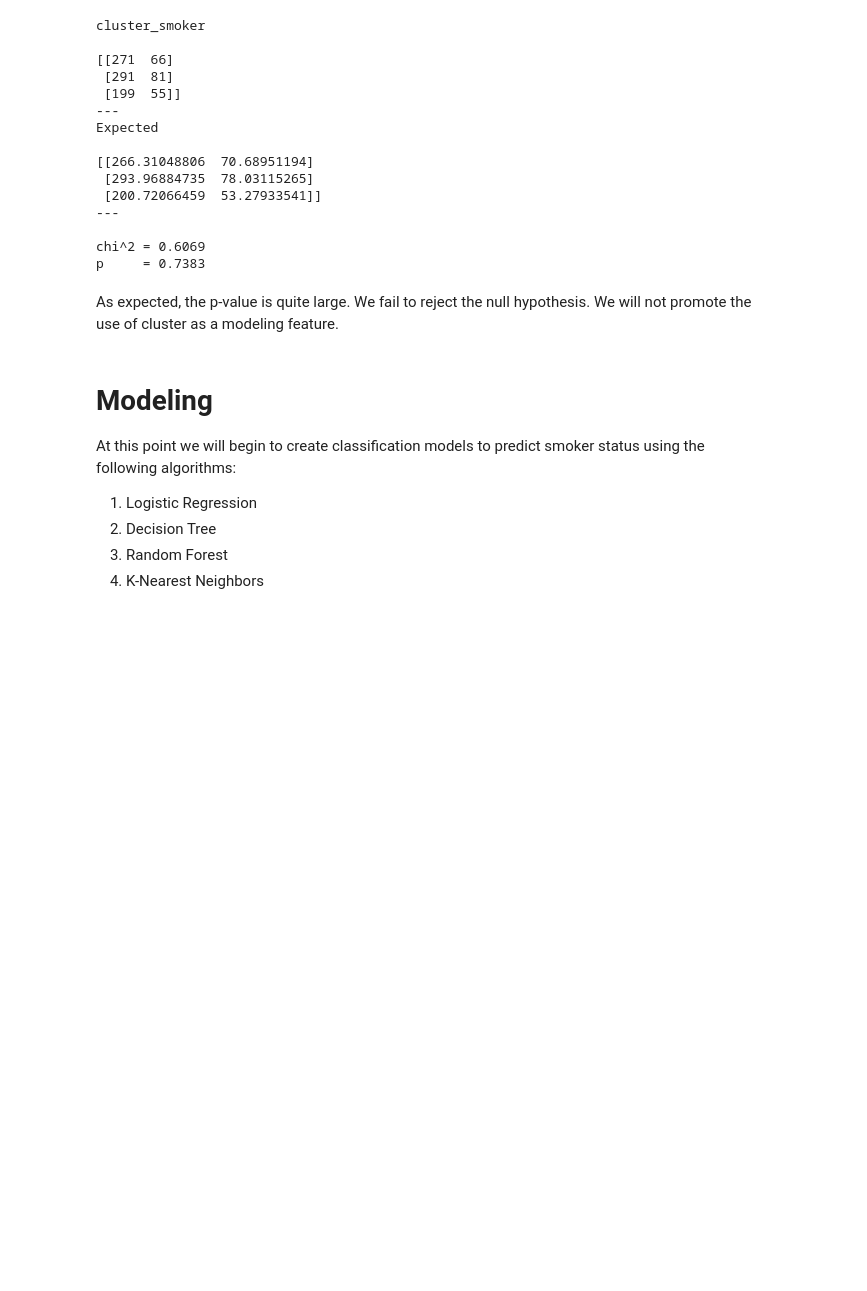
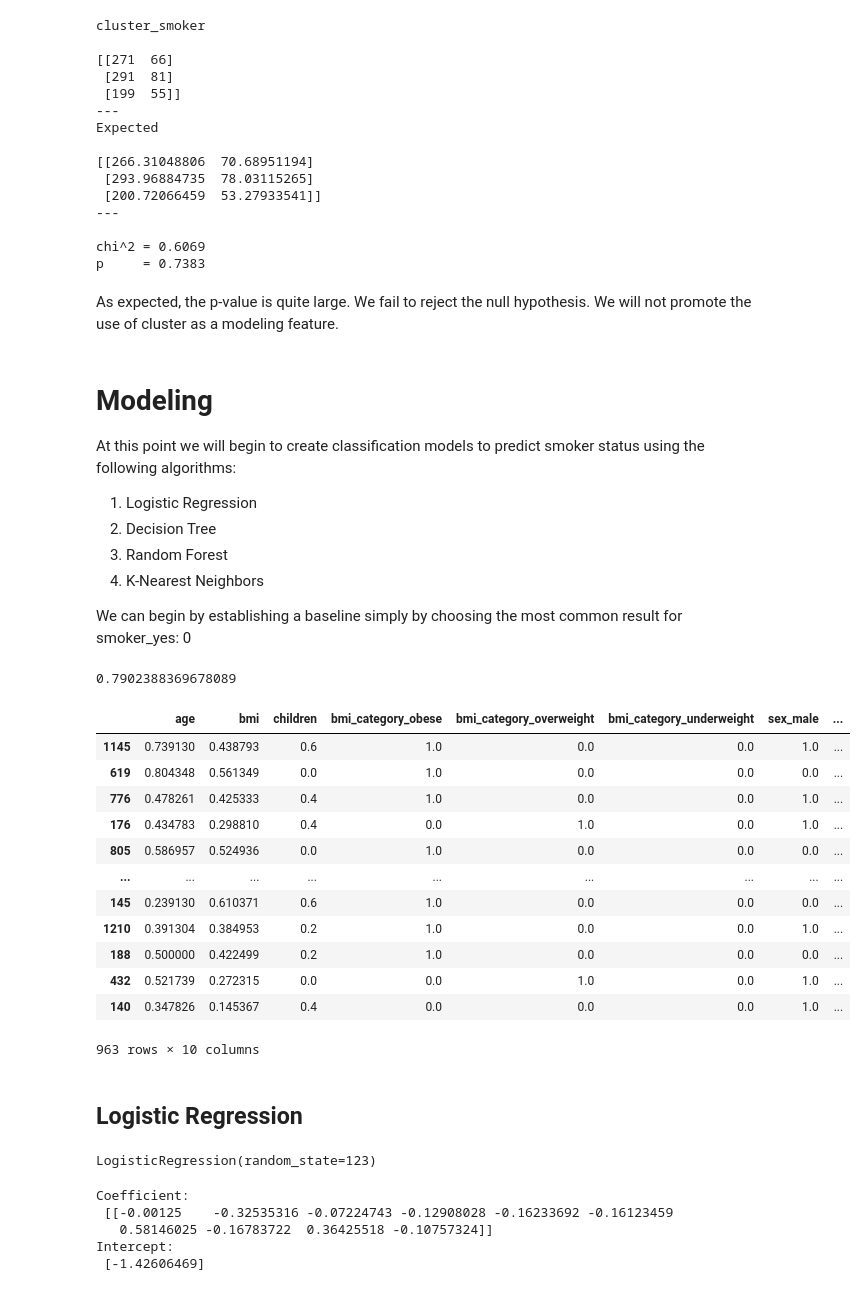
Before and after one commit to adam-gomez/codeacademy-data-science, a Jupyter notebook: us_medical_insurance_costs.ipynb, the cells around one changed output. Cells and saved outputs as stored; diff of their text form; code cells hidden in the pictures; blank space fills up the shorter version.

Commit message:
Completed first logistic regression model

```diff
--- a/us_medical_insurance_costs.ipynb
+++ b/us_medical_insurance_costs.ipynb
@@ -801,3 +803,27 @@ At this point we will begin to create classification models to predict smoker st
 2. Decision Tree
 3. Random Forest
 4. K-Nearest Neighbors
+
+We can begin by establishing a baseline simply by choosing the most common result for smoker_yes: 0
+# %%
+1 - y_train.mean()
+# %% [output]
+0.7902388369678089
+# %%
+x_train_scaled
+# %% [output]
+|  | age | bmi | children | bmi_category_obese | bmi_category_overweight | bmi_category_underweight | sex_male | ... |
+| 1145 | 0.739130 | 0.438793 | 0.6 | 1.0 | 0.0 | 0.0 | 1.0 | ... |
+| 619 | 0.804348 | 0.561349 | 0.0 | 1.0 | 0.0 | 0.0 | 0.0 | ... |
+| 776 | 0.478261 | 0.425333 | 0.4 | 1.0 | 0.0 | 0.0 | 1.0 | ... |
+| 176 | 0.434783 | 0.298810 | 0.4 | 0.0 | 1.0 | 0.0 | 1.0 | ... |
+| 805 | 0.586957 | 0.524936 | 0.0 | 1.0 | 0.0 | 0.0 | 0.0 | ... |
+| ... | ... | ... | ... | ... | ... | ... | ... | ... |
+| 145 | 0.239130 | 0.610371 | 0.6 | 1.0 | 0.0 | 0.0 | 0.0 | ... |
+| 1210 | 0.391304 | 0.384953 | 0.2 | 1.0 | 0.0 | 0.0 | 1.0 | ... |
+| 188 | 0.500000 | 0.422499 | 0.2 | 1.0 | 0.0 | 0.0 | 0.0 | ... |
+| 432 | 0.521739 | 0.272315 | 0.0 | 0.0 | 1.0 | 0.0 | 1.0 | ... |
+| 140 | 0.347826 | 0.145367 | 0.4 | 0.0 | 0.0 | 0.0 | 1.0 | ... |
+963 rows × 10 columns
+# %% [markdown]
+## Logistic Regression
@@ -803,0 +832,13 @@ At this point we will begin to create classification models to predict smoker st
+# %%
+logit.fit(x_train_scaled, y_train)
+# %% [output]
+LogisticRegression(random_state=123)
+# %%
+print('Coefficient: \n', logit.coef_)
+print('Intercept: \n', logit.intercept_)
+# %% [output]
+Coefficient:
+ [[-0.00125    -0.32535316 -0.07224743 -0.12908028 -0.16233692 -0.16123459
+   0.58146025 -0.16783722  0.36425518 -0.10757324]]
+Intercept:
+ [-1.42606469]
```
Also changed, not shown: parts of 10 cells of this notebook.
